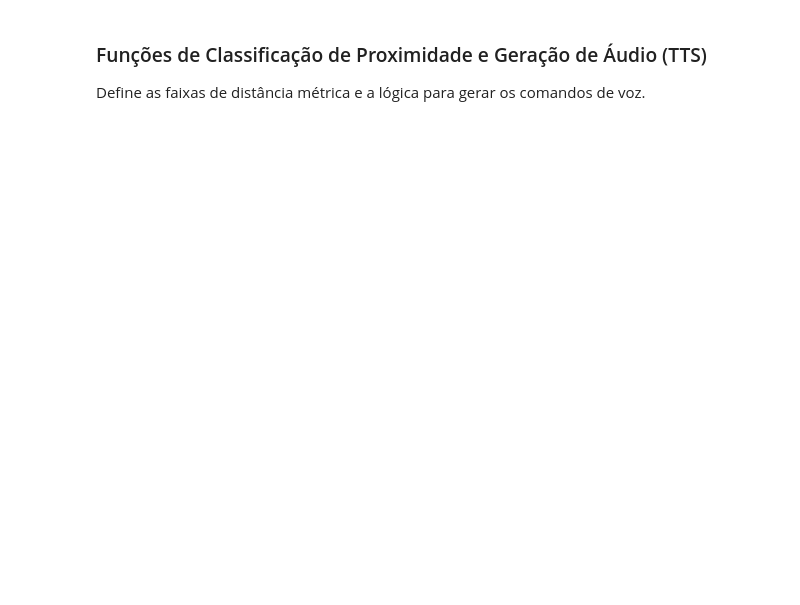
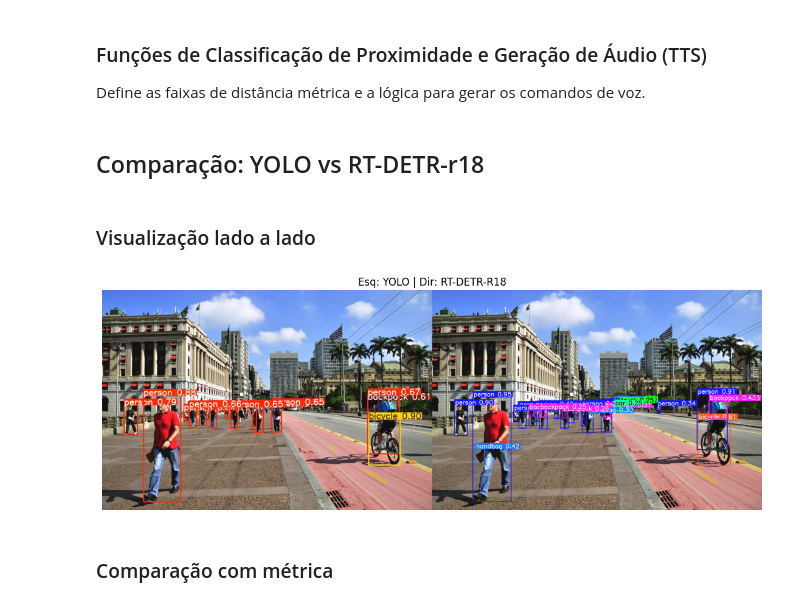
Before and after one commit to GabrielMacedoMontagna/MC949_Visao_Computacional, a Jupyter notebook: Trabalho 3/web_cam.ipynb, the cells around one changed output. Drawn from its saved outputs; the diff is of its cells as text; code cells hidden in the pictures; blank space fills up the shorter version.

Commit message:
analises e comparacoes YOLO x RT-DETR-r18

```diff
--- a/Trabalho 3/web_cam.ipynb
+++ b/Trabalho 3/web_cam.ipynb
@@ -469,3 +755,5 @@ def metric_proximity_label(distance_m):
         return "Médio"
     else:
         return "Longe"
+# %% [markdown]
+## Comparação: YOLO vs RT-DETR-r18
@@ -471,0 +941,30 @@ def metric_proximity_label(distance_m):
+# %% [markdown]
+### Visualização lado a lado
+# %%
+def draw_yolo_rgb(img_rgb, yres):
+    out = yres.plot()  # o Ultralytics já desenha
+    return out
+
+def draw_rtdetr_rgb(img_rgb, rres):
+    return draw_rtdetr(img_rgb, rres)  # função que te mandei
+
+img = get_imgs(path)[0]
+yres = infer_yolo(img)
+rres = infer_rtdetr(img)
+
+rgb = cv2.cvtColor(img, cv2.COLOR_BGR2RGB)
+y_anno = draw_yolo_rgb(rgb, yres)
+r_anno = draw_rtdetr_rgb(rgb, rres)
+side = cv2.cvtColor(cv2.hconcat([cv2.cvtColor(y_anno, cv2.COLOR_RGB2BGR),
+                                 cv2.cvtColor(r_anno, cv2.COLOR_RGB2BGR)]),
+                    cv2.COLOR_BGR2RGB)
+
+import matplotlib.pyplot as plt
+plt.figure(figsize=(14,6))
+plt.imshow(side); plt.axis('off')
+plt.title("Esq: YOLO | Dir: RT-DETR-R18")
+plt.show()
+# %% [output]
+[figure, added]
+# %% [markdown]
+### Comparação com métrica
```
Also changed, not shown: parts of 19 cells of this notebook, 1 other file.
